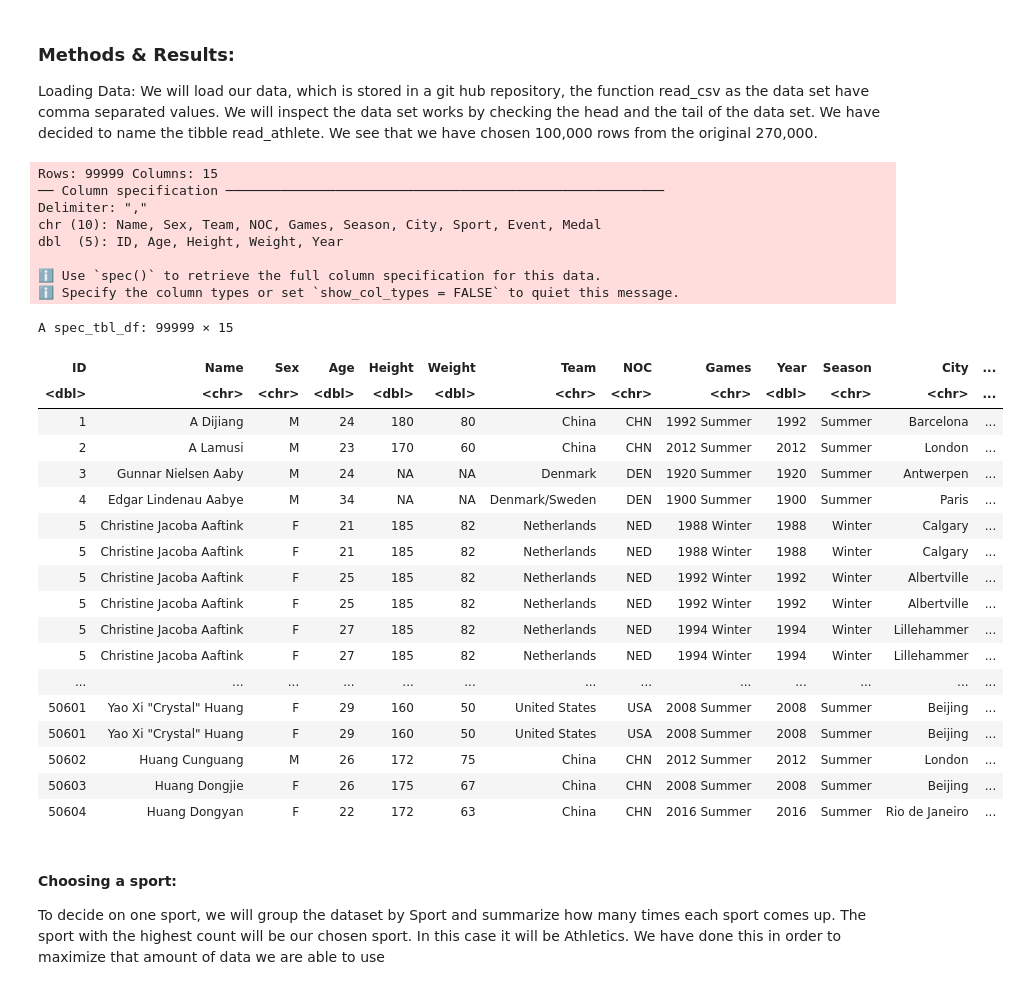
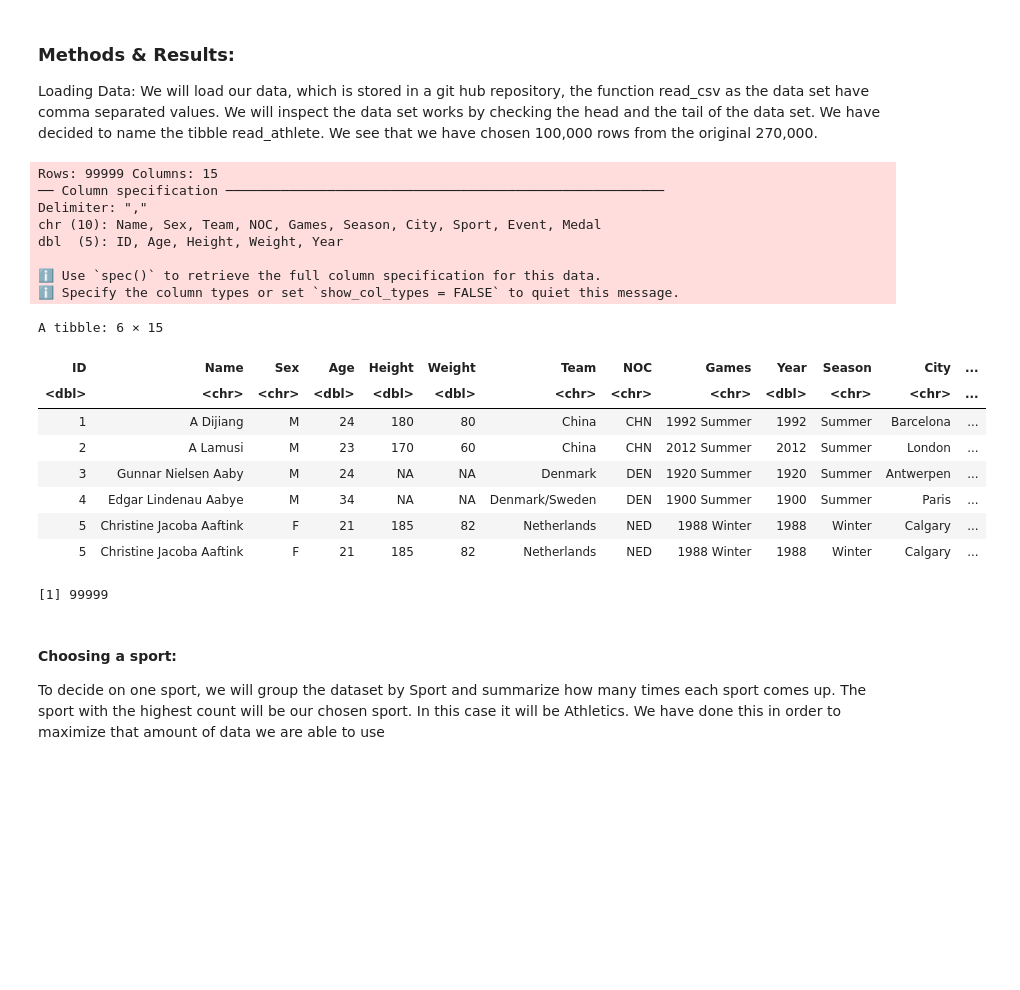
Before and after one commit to Mahekbhardwaj/DSCI-100-group38, a Jupyter notebook: group38_mainproject/maincode38 (2).ipynb, the cells around one changed output. Saved outputs shown, nothing was run; the diff lists cells and outputs as text; code cells hidden in the pictures; blank space fills up the shorter version.

```diff
--- a/group38_mainproject/maincode38 (2).ipynb
+++ b/group38_mainproject/maincode38 (2).ipynb
@@ -39,35 +39,27 @@ We will inspect the data set works by checking the head and the tail
 of the data set. We have decided to name the tibble read_athlete. We see that we have chosen 100,000 rows from the original 270,000.
 # %%
 read_athlete<-read_csv("https://raw.githubusercontent.com/Mahekbhardwaj/DSCI-100-group38/main/athlete_events_full.csv")
-read_athlete
+head(read_athlete)
+nrow(read_athlete)
 # %% [output]
 Rows: 99999 Columns: 15
 ── Column specification ────────────────────────────────────────────────────────
 Delimiter: ","
 chr (10): Name, Sex, Team, NOC, Games, Season, City, Sport, Event, Medal
 dbl  (5): ID, Age, Height, Weight, Year
 
 ℹ Use `spec()` to retrieve the full column specification for this data.
 ℹ Specify the column types or set `show_col_types = FALSE` to quiet this message.
-A spec_tbl_df: 99999 × 15
+A tibble: 6 × 15
 | ID | Name | Sex | Age | Height | Weight | Team | NOC | Games | Year | Season | City | ... |
 | <dbl> | <chr> | <chr> | <dbl> | <dbl> | <dbl> | <chr> | <chr> | <chr> | <dbl> | <chr> | <chr> | ... |
 | 1 | A Dijiang | M | 24 | 180 | 80 | China | CHN | 1992 Summer | 1992 | Summer | Barcelona | ... |
 | 2 | A Lamusi | M | 23 | 170 | 60 | China | CHN | 2012 Summer | 2012 | Summer | London | ... |
 | 3 | Gunnar Nielsen Aaby | M | 24 | NA | NA | Denmark | DEN | 1920 Summer | 1920 | Summer | Antwerpen | ... |
 | 4 | Edgar Lindenau Aabye | M | 34 | NA | NA | Denmark/Sweden | DEN | 1900 Summer | 1900 | Summer | Paris | ... |
 | 5 | Christine Jacoba Aaftink | F | 21 | 185 | 82 | Netherlands | NED | 1988 Winter | 1988 | Winter | Calgary | ... |
 | 5 | Christine Jacoba Aaftink | F | 21 | 185 | 82 | Netherlands | NED | 1988 Winter | 1988 | Winter | Calgary | ... |
-| 5 | Christine Jacoba Aaftink | F | 25 | 185 | 82 | Netherlands | NED | 1992 Winter | 1992 | Winter | Albertville | ... |
-| 5 | Christine Jacoba Aaftink | F | 25 | 185 | 82 | Netherlands | NED | 1992 Winter | 1992 | Winter | Albertville | ... |
-| 5 | Christine Jacoba Aaftink | F | 27 | 185 | 82 | Netherlands | NED | 1994 Winter | 1994 | Winter | Lillehammer | ... |
-| 5 | Christine Jacoba Aaftink | F | 27 | 185 | 82 | Netherlands | NED | 1994 Winter | 1994 | Winter | Lillehammer | ... |
-| ... | ... | ... | ... | ... | ... | ... | ... | ... | ... | ... | ... | ... |
-| 50601 | Yao Xi "Crystal" Huang | F | 29 | 160 | 50 | United States | USA | 2008 Summer | 2008 | Summer | Beijing | ... |
-| 50601 | Yao Xi "Crystal" Huang | F | 29 | 160 | 50 | United States | USA | 2008 Summer | 2008 | Summer | Beijing | ... |
-| 50602 | Huang Cunguang | M | 26 | 172 | 75 | China | CHN | 2012 Summer | 2012 | Summer | London | ... |
-| 50603 | Huang Dongjie | F | 26 | 175 | 67 | China | CHN | 2008 Summer | 2008 | Summer | Beijing | ... |
-| 50604 | Huang Dongyan | F | 22 | 172 | 63 | China | CHN | 2016 Summer | 2016 | Summer | Rio de Janeiro | ... |
+[1] 99999
 # %% [markdown]
 #### Choosing a sport:
 To decide on one sport, we will group the dataset by Sport
```
